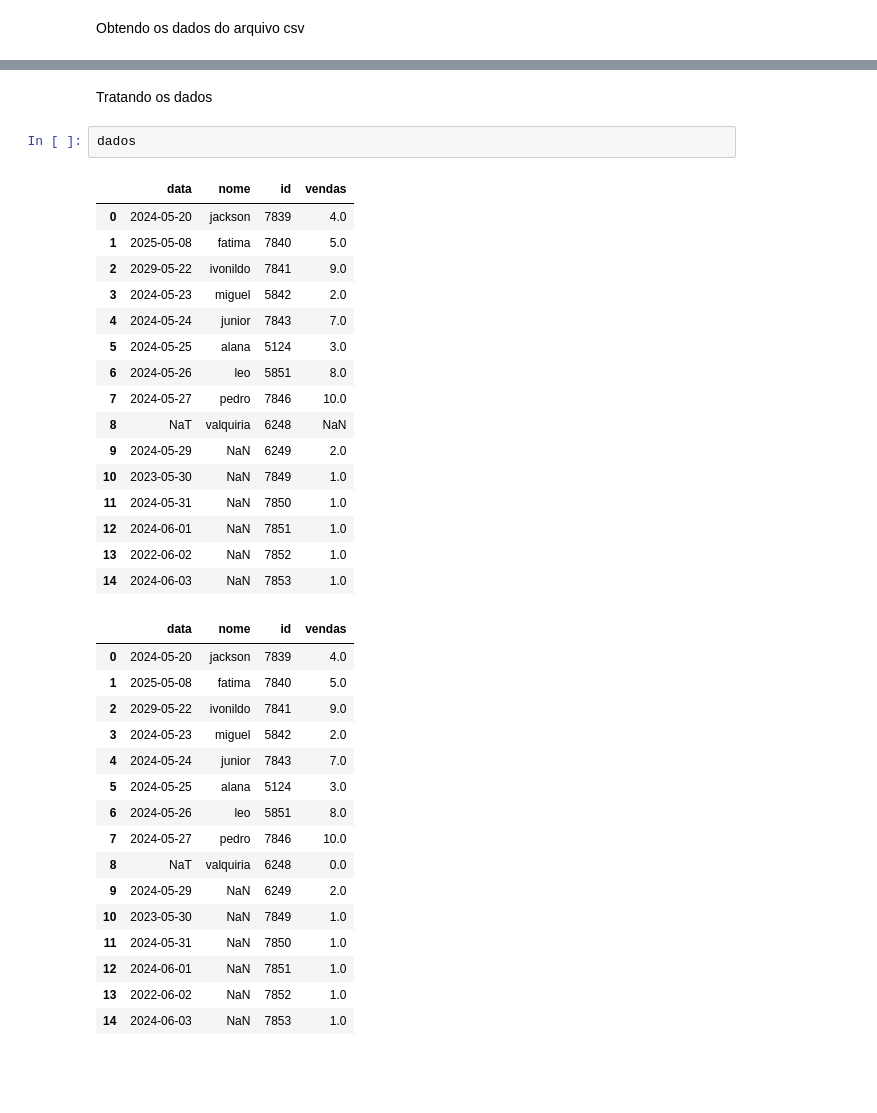
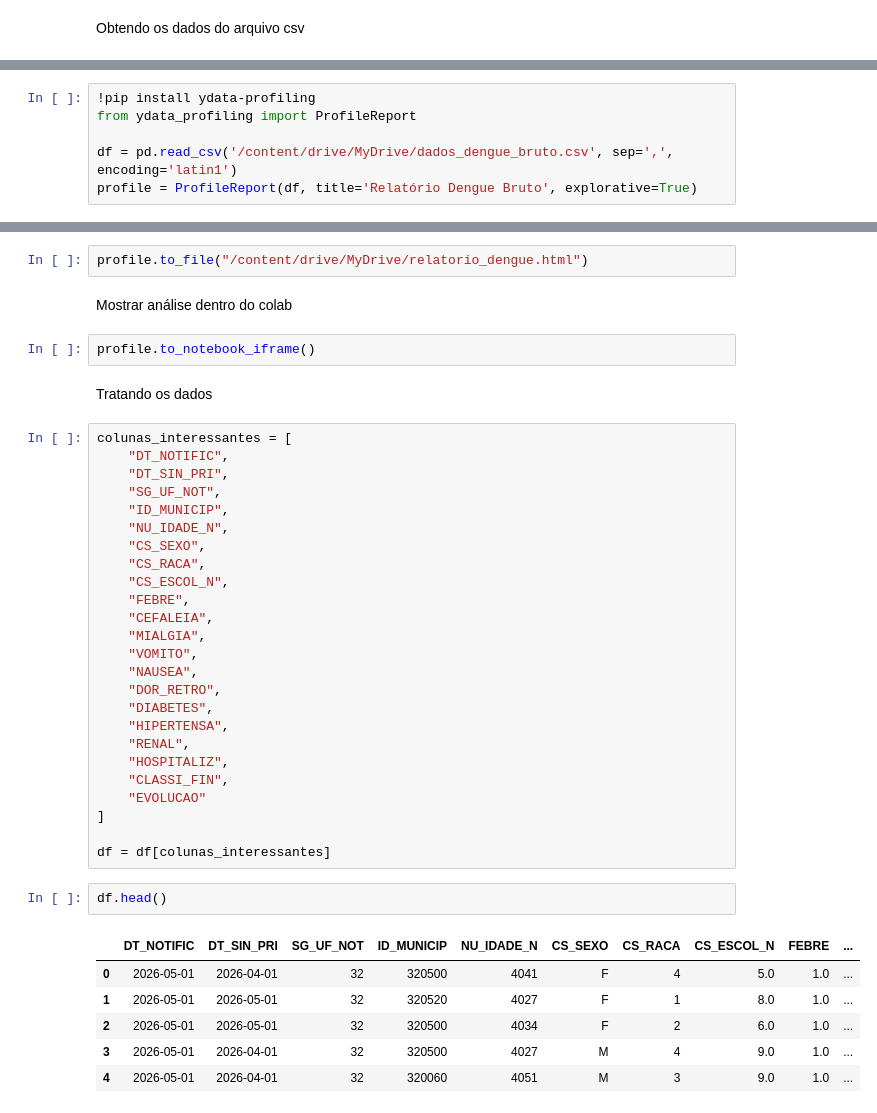
Before and after one commit to fernando-rgomes/dengue-etl-dashboard, a Jupyter notebook: notebooks/etl_dengue.ipynb, the cells around one changed output, grey strips where cells are left out. Cells and saved outputs as stored; diff of their text form; blank space fills up the shorter version.

Commit message:
Create first dengue analysis with colab

```diff
--- a/notebooks/etl_dengue.ipynb
+++ b/notebooks/etl_dengue.ipynb
@@ -11,0 +51,6 @@ Obtendo os dados do arquivo csv
+# %%
+!pip install ydata-profiling
+from ydata_profiling import ProfileReport
+
+df = pd.read_csv('/content/drive/MyDrive/dados_dengue_bruto.csv', sep=',', encoding='latin1')
+profile = ProfileReport(df, title='Relatório Dengue Bruto', explorative=True)
@@ -12,40 +77,43 @@ Obtendo os dados do arquivo csv
+# %%
+profile.to_file("/content/drive/MyDrive/relatorio_dengue.html")
+# %% [markdown]
+Mostrar análise dentro do colab
+# %%
+profile.to_notebook_iframe()
 # %% [markdown]
 Tratando os dados
-# %%
-dados
-# %% [output]
-|  | data | nome | id | vendas |
-| 0 | 2024-05-20 | jackson | 7839 | 4.0 |
-| 1 | 2025-05-08 | fatima | 7840 | 5.0 |
-| 2 | 2029-05-22 | ivonildo | 7841 | 9.0 |
-| 3 | 2024-05-23 | miguel | 5842 | 2.0 |
-| 4 | 2024-05-24 | junior | 7843 | 7.0 |
-| 5 | 2024-05-25 | alana | 5124 | 3.0 |
-| 6 | 2024-05-26 | leo | 5851 | 8.0 |
-| 7 | 2024-05-27 | pedro | 7846 | 10.0 |
-| 8 | NaT | valquiria | 6248 | NaN |
-| 9 | 2024-05-29 | NaN | 6249 | 2.0 |
-| 10 | 2023-05-30 | NaN | 7849 | 1.0 |
-| 11 | 2024-05-31 | NaN | 7850 | 1.0 |
-| 12 | 2024-06-01 | NaN | 7851 | 1.0 |
-| 13 | 2022-06-02 | NaN | 7852 | 1.0 |
-| 14 | 2024-06-03 | NaN | 7853 | 1.0 |
+# %%
+colunas_interessantes = [
+    "DT_NOTIFIC",
+    "DT_SIN_PRI",
+    "SG_UF_NOT",
+    "ID_MUNICIP",
+    "NU_IDADE_N",
+    "CS_SEXO",
+    "CS_RACA",
+    "CS_ESCOL_N",
+    "FEBRE",
+    "CEFALEIA",
+    "MIALGIA",
+    "VOMITO",
+    "NAUSEA",
+    "DOR_RETRO",
+    "DIABETES",
+    "HIPERTENSA",
+    "RENAL",
+    "HOSPITALIZ",
+    "CLASSI_FIN",
+    "EVOLUCAO"
+]
+
+df = df[colunas_interessantes]
 # %%
+df.head()
 # %% [output]
-|  | data | nome | id | vendas |
-| 0 | 2024-05-20 | jackson | 7839 | 4.0 |
-| 1 | 2025-05-08 | fatima | 7840 | 5.0 |
-| 2 | 2029-05-22 | ivonildo | 7841 | 9.0 |
-| 3 | 2024-05-23 | miguel | 5842 | 2.0 |
-| 4 | 2024-05-24 | junior | 7843 | 7.0 |
-| 5 | 2024-05-25 | alana | 5124 | 3.0 |
-| 6 | 2024-05-26 | leo | 5851 | 8.0 |
-| 7 | 2024-05-27 | pedro | 7846 | 10.0 |
-| 8 | NaT | valquiria | 6248 | 0.0 |
-| 9 | 2024-05-29 | NaN | 6249 | 2.0 |
-| 10 | 2023-05-30 | NaN | 7849 | 1.0 |
-| 11 | 2024-05-31 | NaN | 7850 | 1.0 |
-| 12 | 2024-06-01 | NaN | 7851 | 1.0 |
-| 13 | 2022-06-02 | NaN | 7852 | 1.0 |
-| 14 | 2024-06-03 | NaN | 7853 | 1.0 |
+|  | DT_NOTIFIC | DT_SIN_PRI | SG_UF_NOT | ID_MUNICIP | NU_IDADE_N | CS_SEXO | CS_RACA | CS_ESCOL_N | FEBRE | ... |
+| 0 | 2026-05-01 | 2026-04-01 | 32 | 320500 | 4041 | F | 4 | 5.0 | 1.0 | ... |
+| 1 | 2026-05-01 | 2026-05-01 | 32 | 320520 | 4027 | F | 1 | 8.0 | 1.0 | ... |
+| 2 | 2026-05-01 | 2026-05-01 | 32 | 320500 | 4034 | F | 2 | 6.0 | 1.0 | ... |
+| 3 | 2026-05-01 | 2026-04-01 | 32 | 320500 | 4027 | M | 4 | 9.0 | 1.0 | ... |
+| 4 | 2026-05-01 | 2026-04-01 | 32 | 320060 | 4051 | M | 3 | 9.0 | 1.0 | ... |
 # %%
```
Also changed, not shown: parts of 78 cells of this notebook.
